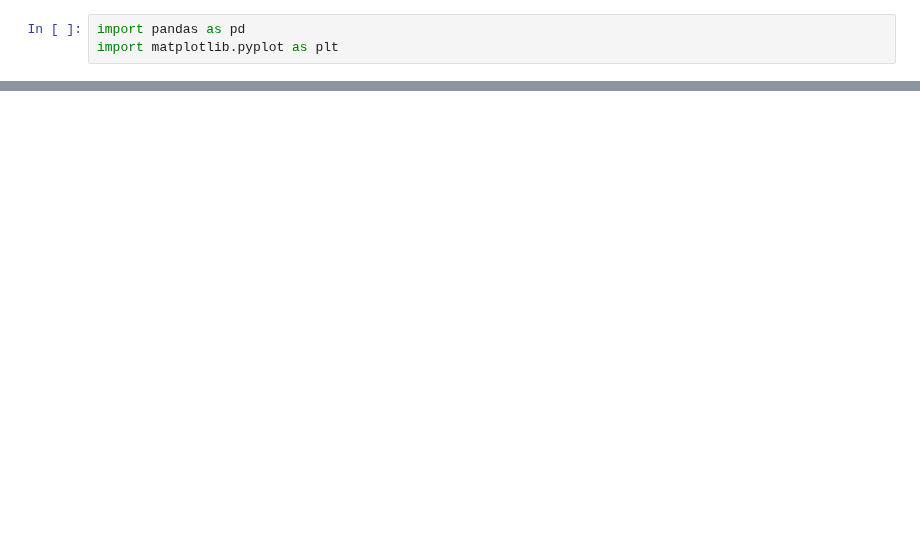
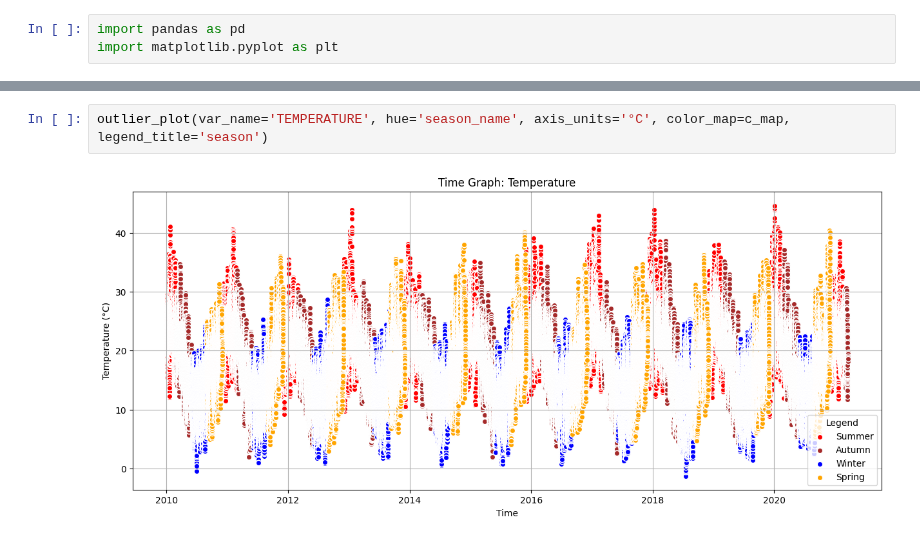
Before and after one commit to mkingopng/electricity_demand_forecasting, a Jupyter notebook: src/eda_gfx_outlierPlots.ipynb, the cells around one changed output, grey strips where cells are left out. Saved outputs shown, nothing was run; the diff lists cells and outputs as text; blank space fills up the shorter version.

```diff
--- a/src/eda_gfx_outlierPlots.ipynb
+++ b/src/eda_gfx_outlierPlots.ipynb
@@ -89,0 +41,4 @@ plt.show()
+# %%
+outlier_plot(var_name='TEMPERATURE', hue='season_name', axis_units='°C', color_map=c_map,  legend_title='season')
+# %% [output]
+[figure, added]
```
Also changed, not shown: parts of 7 cells of this notebook.
